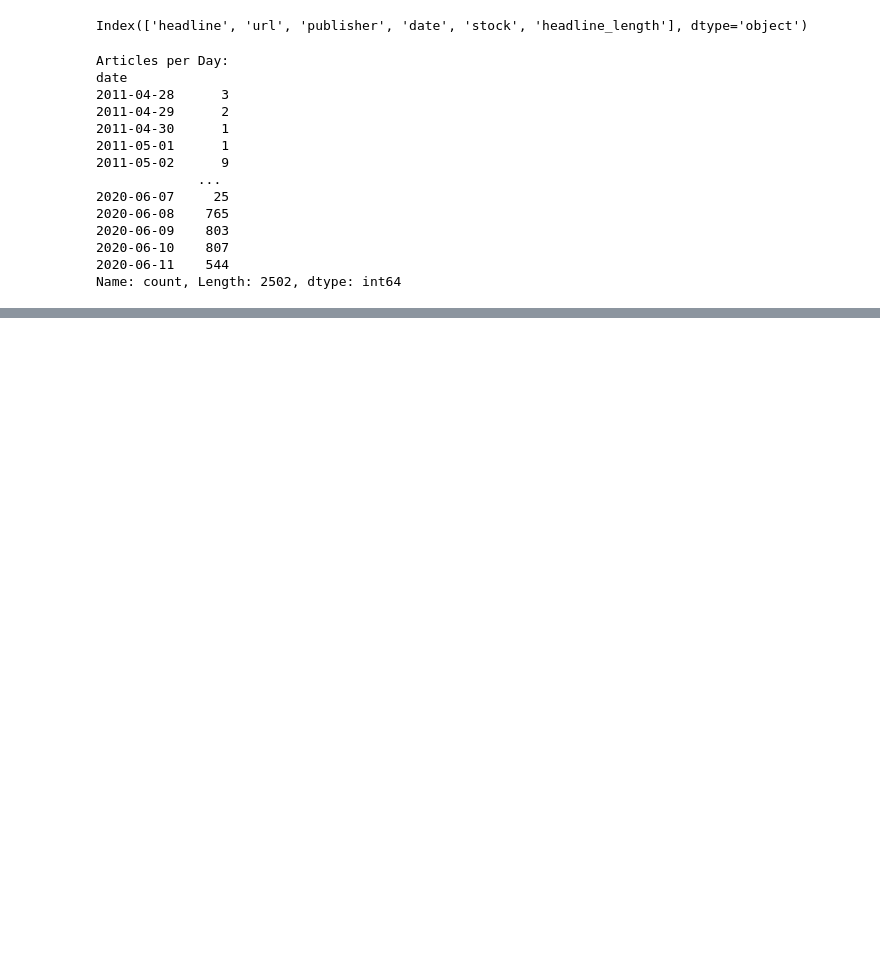
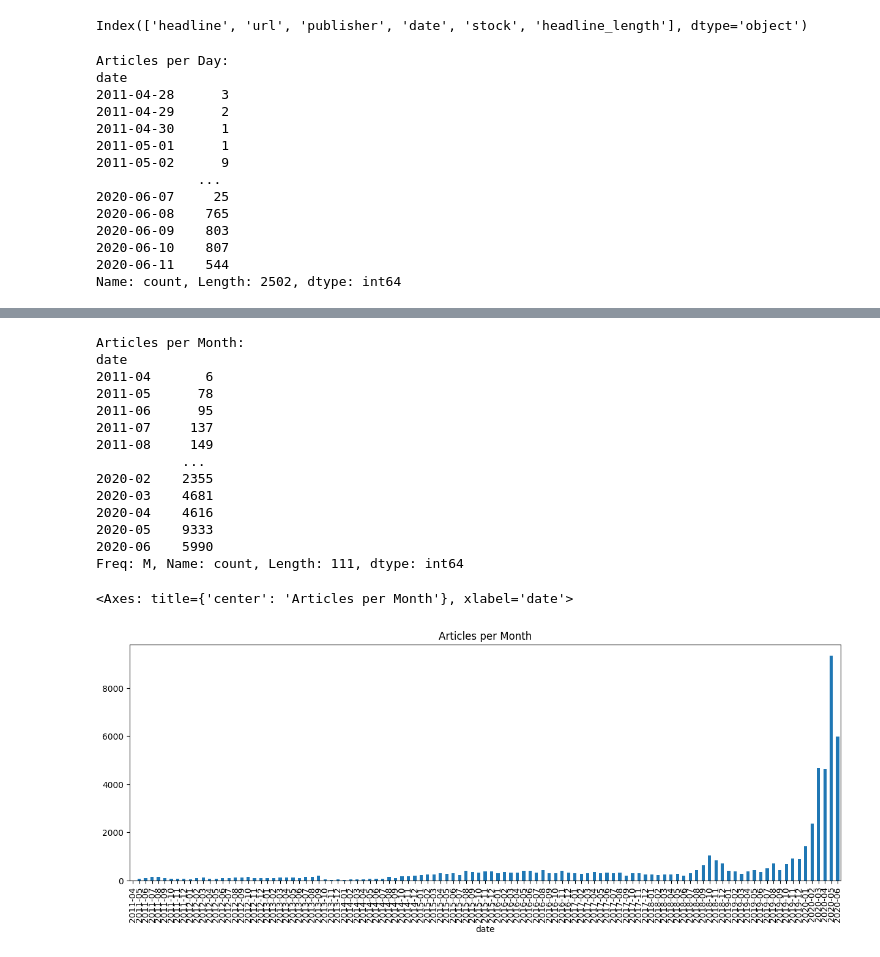
Before and after one commit to birhanu-ma/Financial-Data-Analysis, a Jupyter notebook: notebooks/sentiment_analysis.ipynb, the cells around one changed output, grey strips where cells are left out. Cells and saved outputs as stored; diff of their text form; code cells hidden in the pictures; blank space fills up the shorter version.

```diff
--- a/notebooks/sentiment_analysis.ipynb
+++ b/notebooks/sentiment_analysis.ipynb
@@ -259,0 +286,24 @@ Name: count, Length: 2502, dtype: int64
+# %%
+articles_per_month = df["date"].dt.to_period("M").value_counts().sort_index()
+
+print("Articles per Month:")
+print(articles_per_month)
+
+articles_per_month.plot(kind="bar", figsize=(15,5), title="Articles per Month")
+# %% [output]
+Articles per Month:
+date
+2011-04       6
+2011-05      78
+2011-06      95
+2011-07     137
+2011-08     149
+           ...
+2020-02    2355
+2020-03    4681
+2020-04    4616
+2020-05    9333
+2020-06    5990
+Freq: M, Name: count, Length: 111, dtype: int64
+<Axes: title={'center': 'Articles per Month'}, xlabel='date'>
+[figure, added]
```
Also changed, not shown: parts of 8 cells of this notebook.
